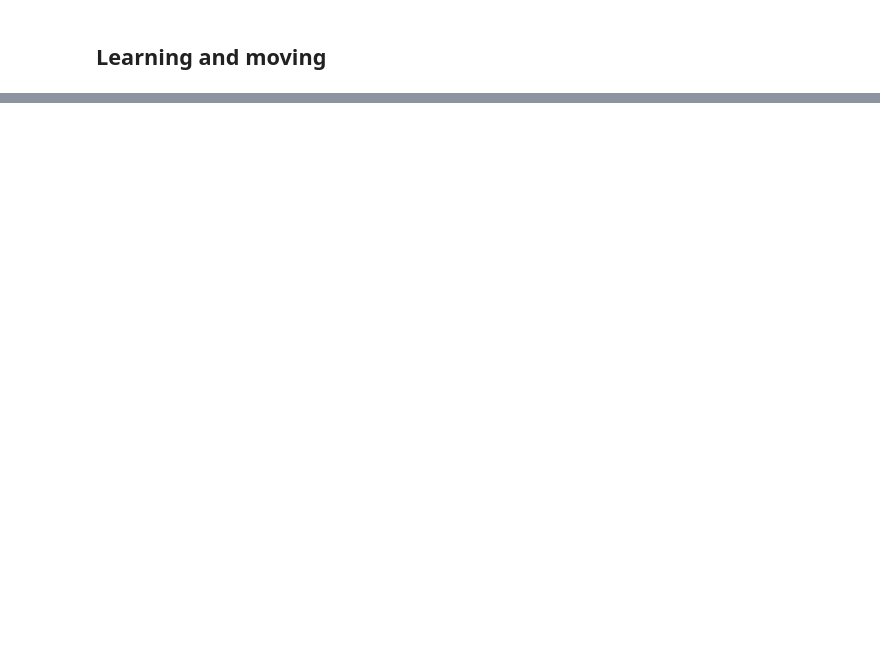
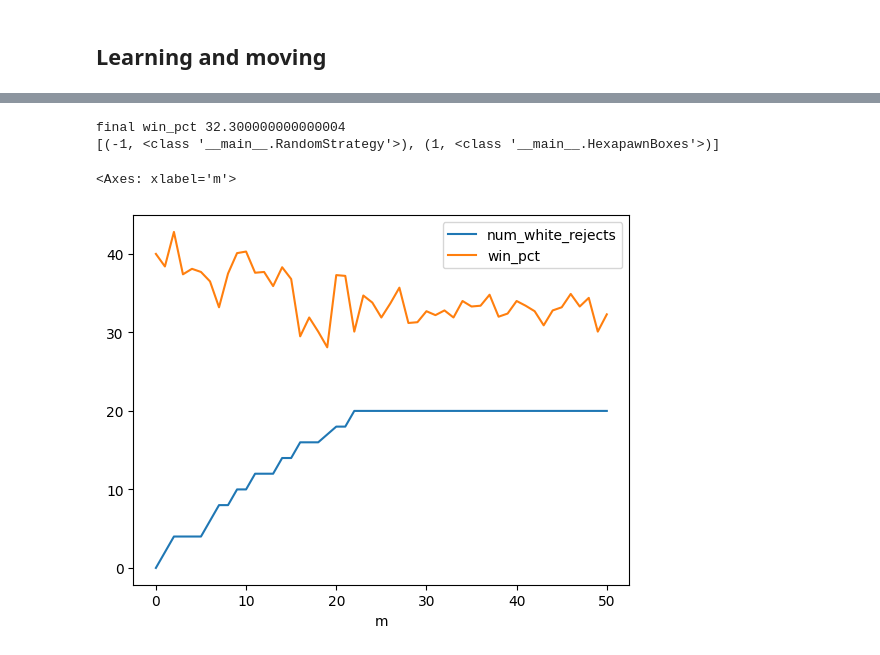
Before and after one commit to wwcohen/aihistory, a Jupyter notebook: hexapawn.ipynb, the cells around one changed output, grey strips where cells are left out. Drawn from its saved outputs; the diff is of its cells as text; code cells hidden in the pictures; blank space fills up the shorter version.

```diff
--- a/hexapawn.ipynb
+++ b/hexapawn.ipynb
@@ -547,0 +534,10 @@ viz(subtrees['a1 a2'], bs.unused_moves())
+# %%
+dfw, hpw = expt1(n_trials=1000, n_games=50, white_strategy='boxes', black_strategy='random')
+print('\nfinal win_pct', dfw.loc[len(dfw)-1].win_pct)
+print([(p, s.__class__) for p, s in hpw.strategy.items()])
+dfw.plot(x='m', y=['num_white_rejects', 'win_pct'])
+# %% [output]
+final win_pct 32.300000000000004
+[(-1, <class '__main__.RandomStrategy'>), (1, <class '__main__.HexapawnBoxes'>)]
+<Axes: xlabel='m'>
+[figure, added]
```
Also changed, not shown: parts of 25 cells of this notebook.
